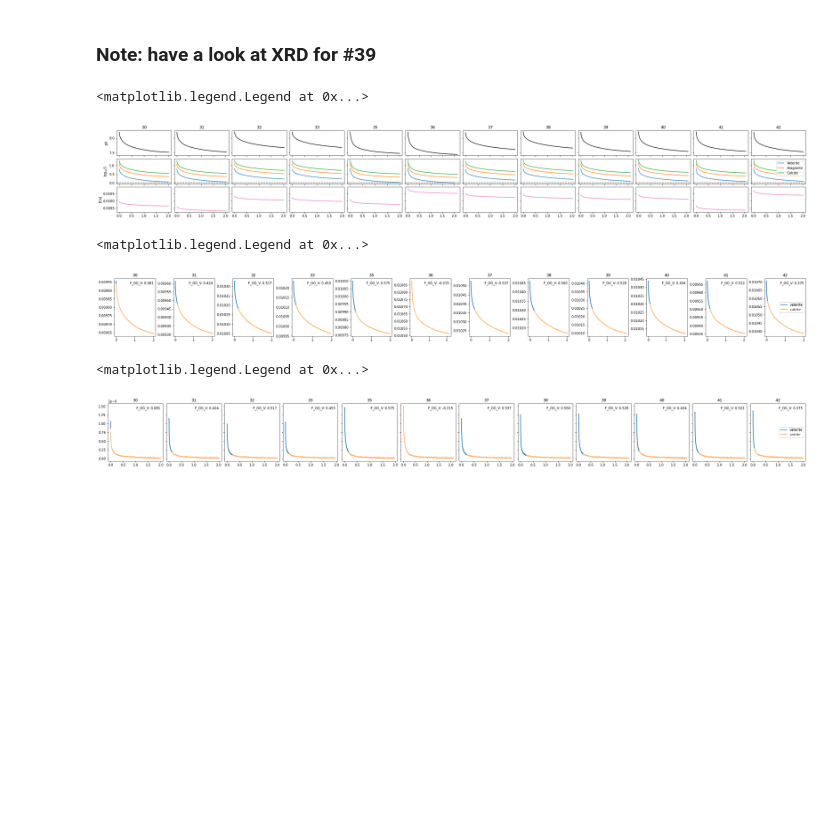
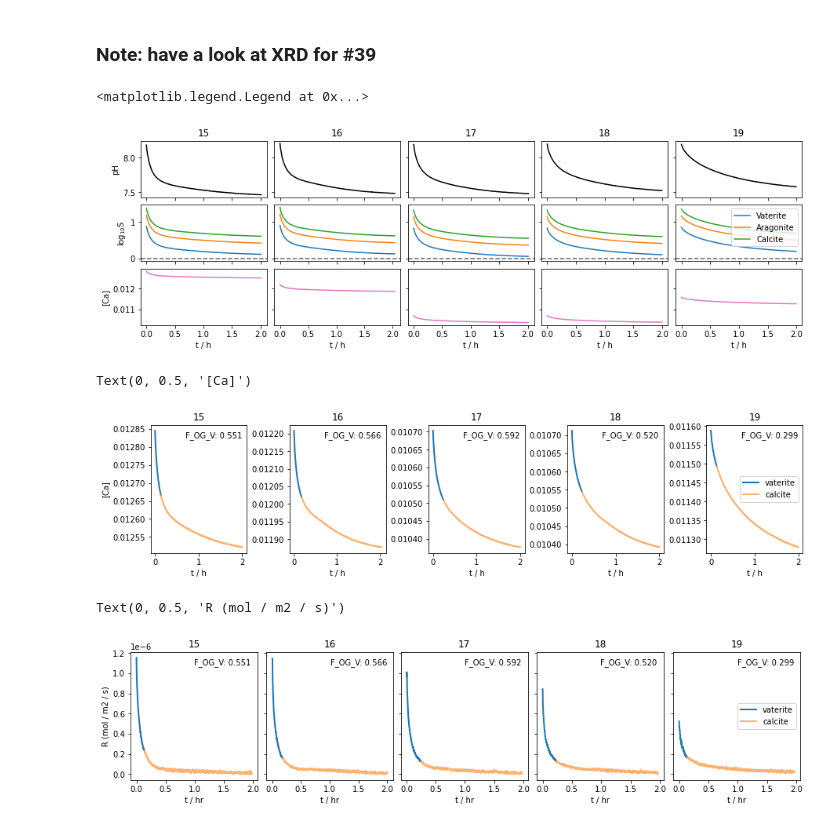
Before and after one commit to oscarbranson/supplementary, a Jupyter notebook: supplements/vaterite_geochem/03_kinetics.ipynb, the cells around one changed output. Cells and saved outputs as stored; diff of their text form; code cells hidden in the pictures; blank space fills up the shorter version.

```diff
--- a/supplements/vaterite_geochem/03_kinetics.ipynb
+++ b/supplements/vaterite_geochem/03_kinetics.ipynb
@@ -147,0 +159,32 @@ Ca_change_V = Ca_change_total * og_F_V
+# %%
+kinetics = pd.DataFrame(index=compositions.index, columns=pd.MultiIndex.from_tuples([('kinetics', 'k', 'calc', 'mol/m2/s'),('kinetics', 'lnS_critical', 'calc', None), ('kinetics', 'R2', 'calc', None)]), dtype=object)
+kinetics.sort_index(axis=1, inplace=True)
+
+for exp in profiles.columns.levels[0]:
+    if exp == 'time':
+        continue
+    ind = profiles.loc[:, (exp, 'precip_V')]
+    x = profiles.loc[ind, (exp, 'SV')]
+    y = profiles.loc[ind, (exp, 'R')]
+
+    isnan = np.isnan(x) | np.isnan(y)
+
+    if sum(~isnan) < 3:
+        continue
+
+    x = x[~isnan].values
+    y = y[~isnan].values
+
+    try:
+        p, cov = curve_fit(R_spiral_growth, x, y, (1e-8, 0))
+        up = un.correlated_values(p, cov)
+
+        pred = R_spiral_growth(x, *p)
+
+        r2 = r2_score(y, pred)
+    except RuntimeError:
+        pass
+
+    kinetics.loc[int(exp), ('kinetics', 'k', 'calc', 'mol/m2/s')] = up[0]
+    kinetics.loc[int(exp), ('kinetics', 'lnS_critical', 'calc')] = up[1]
+    kinetics.loc[int(exp), ('kinetics', 'R2', 'calc')] = r2
@@ -151,41 +212,44 @@ Ca_change_V = Ca_change_total * og_F_V
 # exps = profiles.columns.levels[0]
 # exps = ['30']
 
-# exps = ['16', '17', '18', '19', '20']  # Mg experiments  '21' - aragonite experiment
-# exps = ['22', '23', '24', '25', '26']  # Sr experiments
-exps = ['30', '31', '32', '33', '35', '36', '37', '38', '39', '40', '41', '42']  # Mg & Sr experiments
-# exps = ['43', '44', '45', '46', '47']  # B experiments
+exps = ['15', '16', '17', '18', '19']  # Mg experiments   '20' and '21' - aragonite experiment
+# exps = ['15', '22', '24', '25', '26']  # Sr experiments = '23' didn't grow
+# exps = ['15', '30', '31', '32', '33', '35', '37', '38', '39', '40', '41', '42']  # Mg & Sr experiments - '36' didn't grow
+# exps = ['15', '43', '44', '45', '46', '47']  # B experiments
 # %% [markdown]
 ### Note: have a look at XRD for #39
 # %%
 n = len(exps)
 fig, axs = plt.subplots(3, n, sharey='row', sharex='col', figsize=[n * 2.5, 4], constrained_layout=True)
 if axs.ndim == 1:
     axs = axs.reshape(-1, 1)
 
 for exp, col in zip(exps, axs.T):
     ph, sat, ca = col
     sub = profiles.loc[:, exp]
 
     ph.set_title(exp)
 
     ph.plot('pH', data=sub, color='k')
 
     for phase in ['Vaterite', 'Aragonite', 'Calcite']:
         sat.plot('log10S' + phase[0], data=sub, label=phase)
 
     ca.plot('Ca', data=sub, color='C6', label='Ca')
     sat.axhline(0, ls='--', color='k', alpha=0.6)
 
+    ca.set_xlabel('t / h')
+
+
 
 axs[0,0].set_ylabel('pH')
 axs[1,0].set_ylabel('$log_{10}S$')
 axs[2,0].set_ylabel('[Ca]')
 
 axs[1,-1].legend()
 # %% [output]
 <matplotlib.legend.Legend at 0x...>
-[figure, old version]
+[figure, new version]
 # %%
 fig, axs = plt.subplots(1, n, sharey=False, sharex='col', figsize=[n * 2.5, 3], constrained_layout=True)
 
@@ -201,10 +265,13 @@ for ax, exp in zip(axs, exps):
     ax.set_title(exp)
     f_og_v = noms(compositions.loc[int(exp), ('overgrowth', 'F_V')]).item()
     ax.text(.95, .95, f'F_OG_V: {f_og_v:.3f}', ha='right', va='top', transform=ax.transAxes)
+    ax.set_xlabel('t / h')
 axs[-1].legend(loc='center right')
+
+axs[0].set_ylabel('[Ca]')
 # %% [output]
-<matplotlib.legend.Legend at 0x...>
+Text(0, 0.5, '[Ca]')
-[figure, old version]
+[figure, new version]
 # %%
 fig, axs = plt.subplots(1, n, sharey='row', sharex='col', figsize=[n * 2.5, 3], constrained_layout=True)
 
@@ -220,9 +287,12 @@ for ax, exp in zip(axs, exps):
     ax.set_title(exp)
     f_og_v = noms(compositions.loc[int(exp), ('overgrowth', 'F_V')]).item()
     ax.text(.95, .95, f'F_OG_V: {f_og_v:.3f}', ha='right', va='top', transform=ax.transAxes)
+    ax.set_xlabel('t / hr')
 axs[-1].legend(loc='center right')
+
+axs[0].set_ylabel('R (mol / m2 / s)')
 # %% [output]
-<matplotlib.legend.Legend at 0x...>
+Text(0, 0.5, 'R (mol / m2 / s)')
-[figure, old version]
+[figure, new version]
 # %%
 from sklearn.metrics import r2_score
```
Also changed, not shown: parts of 12 cells of this notebook.
